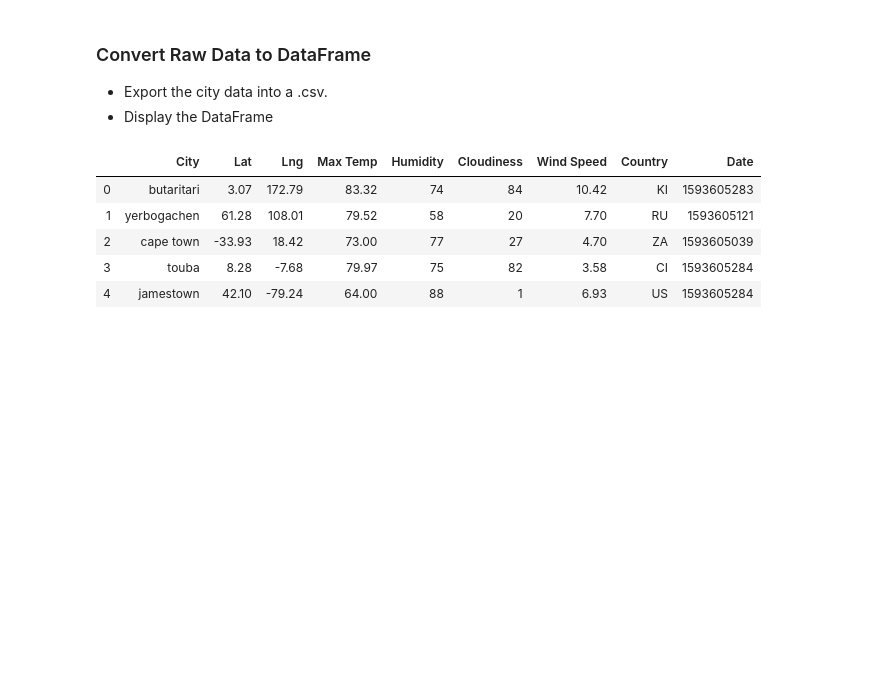
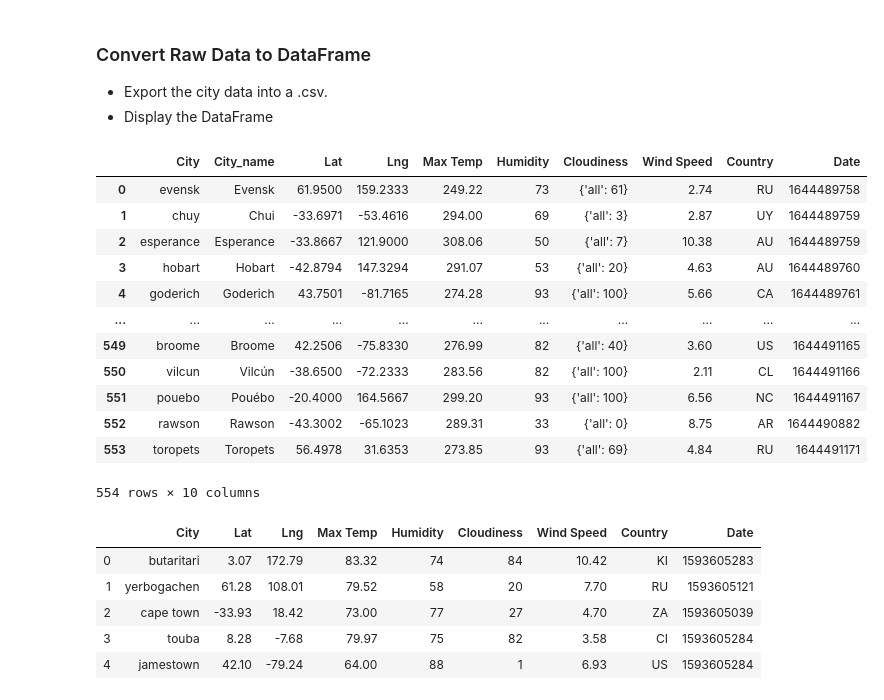
Before and after one commit to 33north/06__API__api-challenge, a Jupyter notebook: WeatherPy.ipynb, the cells around one changed output. Drawn from its saved outputs; the diff is of its cells as text; code cells hidden in the pictures; blank space fills up the shorter version.

```diff
--- a/WeatherPy.ipynb
+++ b/WeatherPy.ipynb
@@ -143,6 +143,7 @@ for city in range(6):
 
 record_counter = 0
 set_counter = 1
+skip_counter = 0
 weather_list = []
 
 start_time = time.time()    # start timer
@@ -154,6 +155,7 @@ print("-----------------------------")
 #for city in range(100):
 for city in range(len(cities)):
     if (record_counter > 0) and ((record_counter % 50) == 0):
+        print("Taking break", time.time())
         time.sleep(60)
         set_counter += 1
         record_counter += 1
@@ -169,7 +171,7 @@ for city in range(len(cities)):
                                  "Lng": response["coord"]["lon"],
                                  "Max Temp": response["main"]["temp_max"],
                                  "Humidity": response["main"]["humidity"],
-                                 "Cloudiness": response["clouds"],
+                                 "Cloudiness": response["clouds"]["all"],
                                  "Wind Speed": response["wind"]["speed"],
                                  "Country": response["sys"]["country"],
                                  "Date": response["dt"]})
@@ -178,6 +180,7 @@ for city in range(len(cities)):
         except:  #NameError as error:
             #print(error, "This Error")
             print("City not found.  Skipping...")
+            skip_counter += 1
 
 end_time = time.time()    # end timer
 time_diff = end_time - start_time    # time difference
@@ -229,6 +232,24 @@ Data Retrieval Complete
 ### Convert Raw Data to DataFrame
 * Export the city data into a .csv.
 * Display the DataFrame
+# %%
+weather_df = pd.DataFrame(weather_list)
+weather_df
+#weather_df.to_csv("data/weather_data.csv")
+# %% [output]
+|  | City | City_name | Lat | Lng | Max Temp | Humidity | Cloudiness | Wind Speed | Country | Date |
+| 0 | evensk | Evensk | 61.9500 | 159.2333 | 249.22 | 73 | {'all': 61} | 2.74 | RU | 1644489758 |
+| 1 | chuy | Chui | -33.6971 | -53.4616 | 294.00 | 69 | {'all': 3} | 2.87 | UY | 1644489759 |
+| 2 | esperance | Esperance | -33.8667 | 121.9000 | 308.06 | 50 | {'all': 7} | 10.38 | AU | 1644489759 |
+| 3 | hobart | Hobart | -42.8794 | 147.3294 | 291.07 | 53 | {'all': 20} | 4.63 | AU | 1644489760 |
+| 4 | goderich | Goderich | 43.7501 | -81.7165 | 274.28 | 93 | {'all': 100} | 5.66 | CA | 1644489761 |
+| ... | ... | ... | ... | ... | ... | ... | ... | ... | ... | ... |
+| 549 | broome | Broome | 42.2506 | -75.8330 | 276.99 | 82 | {'all': 40} | 3.60 | US | 1644491165 |
+| 550 | vilcun | Vilcún | -38.6500 | -72.2333 | 283.56 | 82 | {'all': 100} | 2.11 | CL | 1644491166 |
+| 551 | pouebo | Pouébo | -20.4000 | 164.5667 | 299.20 | 93 | {'all': 100} | 6.56 | NC | 1644491167 |
+| 552 | rawson | Rawson | -43.3002 | -65.1023 | 289.31 | 33 | {'all': 0} | 8.75 | AR | 1644490882 |
+| 553 | toropets | Toropets | 56.4978 | 31.6353 | 273.85 | 93 | {'all': 69} | 4.84 | RU | 1644491171 |
+554 rows × 10 columns
 # %%
 # %% [output]
 |  | City | Lat | Lng | Max Temp | Humidity | Cloudiness | Wind Speed | Country | Date |
```
Also changed, not shown: parts of 2 cells of this notebook, 2 other files.
